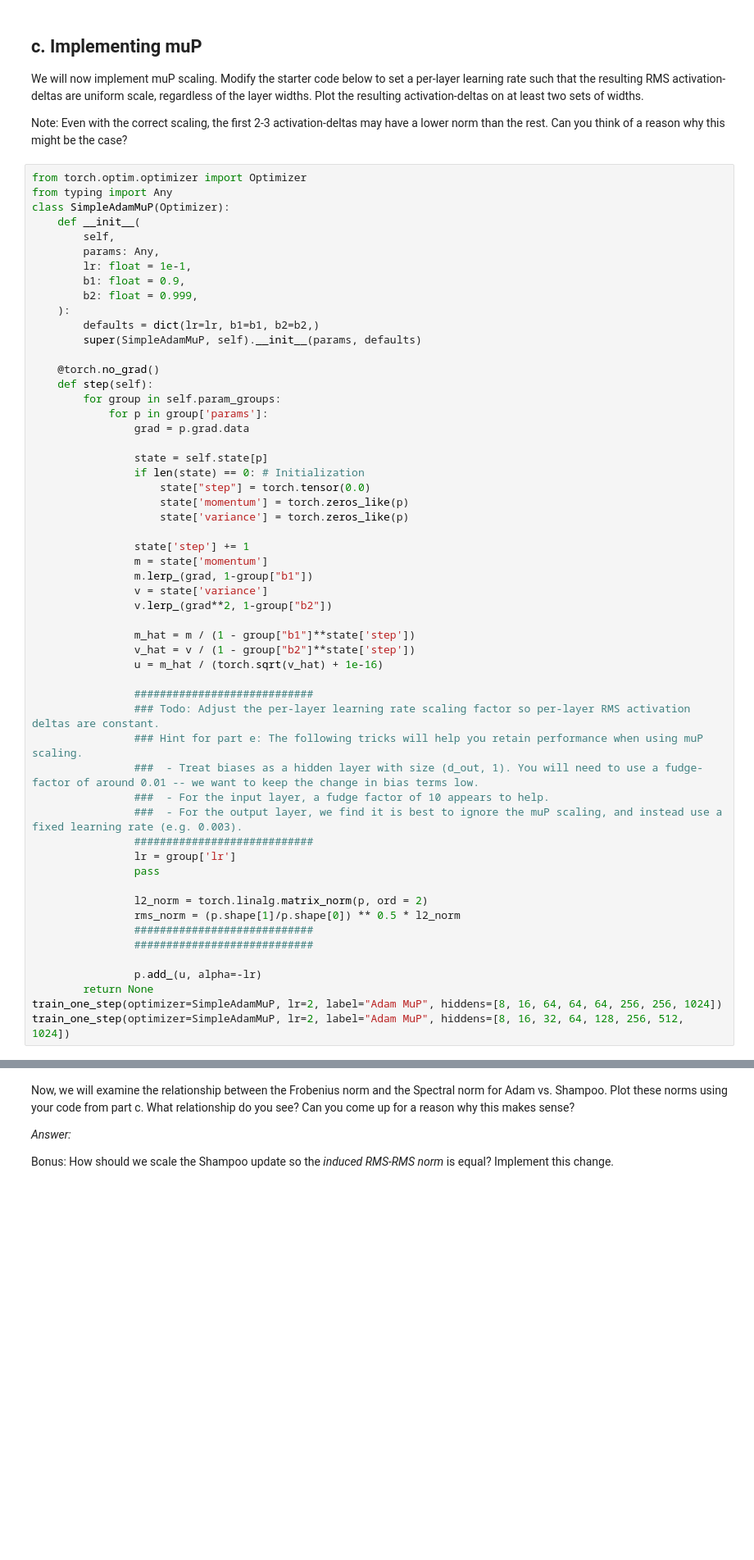
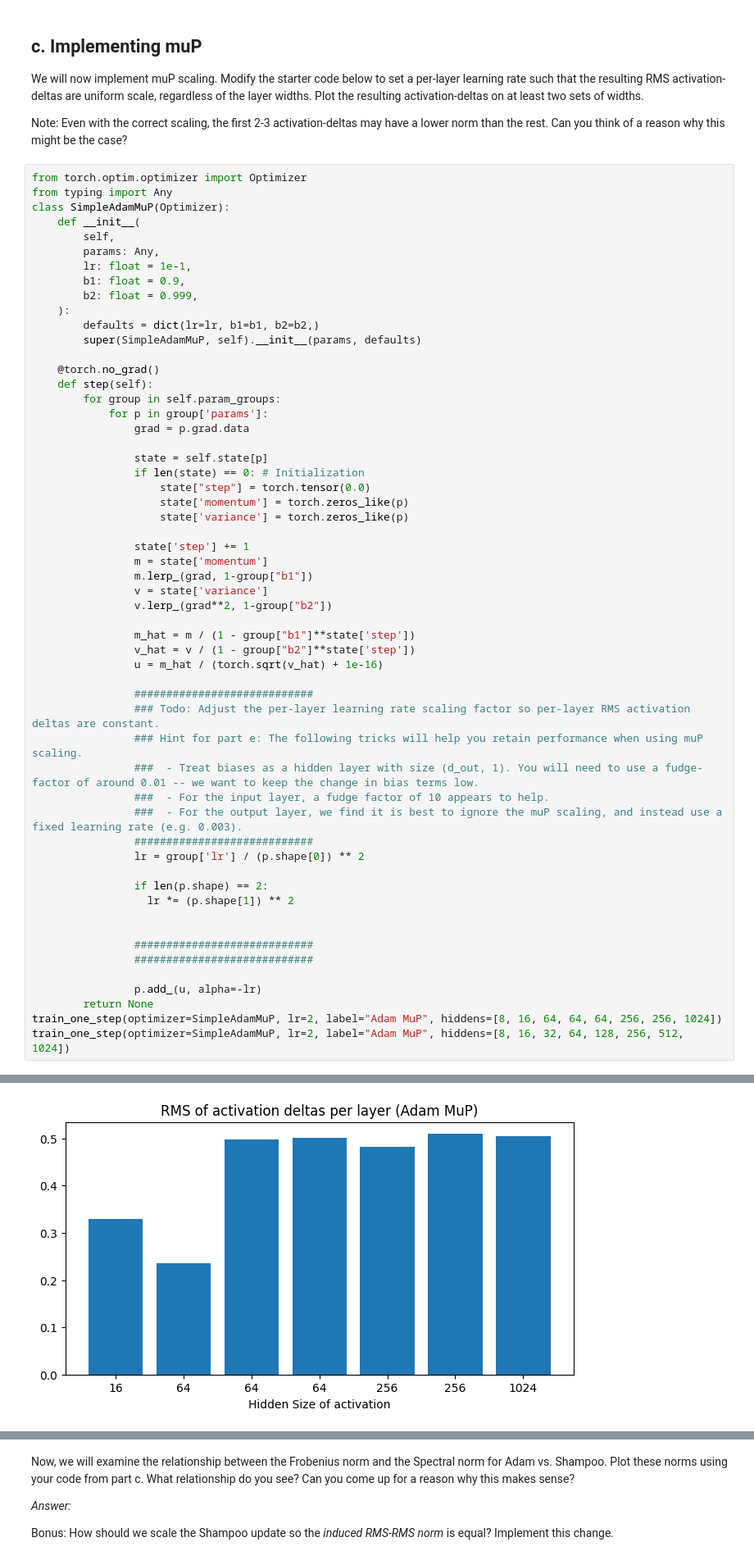
Before and after one commit to Spriggan999/FA26-CS-182, a Jupyter notebook: hw05/code/q_mup_coding.ipynb, the cells around one changed output, grey strips where cells are left out. Shown at 82% size. Cells and saved outputs as stored; diff of their text form; blank space fills up the shorter version.

```diff
--- a/hw05/code/q_mup_coding.ipynb
+++ b/hw05/code/q_mup_coding.ipynb
@@ -269,11 +269,12 @@ class SimpleAdamMuP(Optimizer):
                 ###  - For the input layer, a fudge factor of 10 appears to help.
                 ###  - For the output layer, we find it is best to ignore the muP scaling, and instead use a fixed learning rate (e.g. 0.003).
                 ############################
-                lr = group['lr']
-                pass
+                lr = group['lr'] / (p.shape[0]) ** 2
 
-                l2_norm = torch.linalg.matrix_norm(p, ord = 2)
-                rms_norm = (p.shape[1]/p.shape[0]) ** 0.5 * l2_norm
+                if len(p.shape) == 2:
+                  lr *= (p.shape[1]) ** 2
+
+
                 ############################
                 ############################
 
@@ -281,3 +282,4 @@ class SimpleAdamMuP(Optimizer):
         return None
 train_one_step(optimizer=SimpleAdamMuP, lr=2, label="Adam MuP", hiddens=[8, 16, 64, 64, 64, 256, 256, 1024])
 train_one_step(optimizer=SimpleAdamMuP, lr=2, label="Adam MuP", hiddens=[8, 16, 32, 64, 128, 256, 512, 1024])
+# %% [output]
@@ -283,0 +287 @@ train_one_step(optimizer=SimpleAdamMuP, lr=2, label="Adam MuP", hiddens=[8, 16,
+[figure, added]
```
Also changed, not shown: parts of 2 cells of this notebook.
